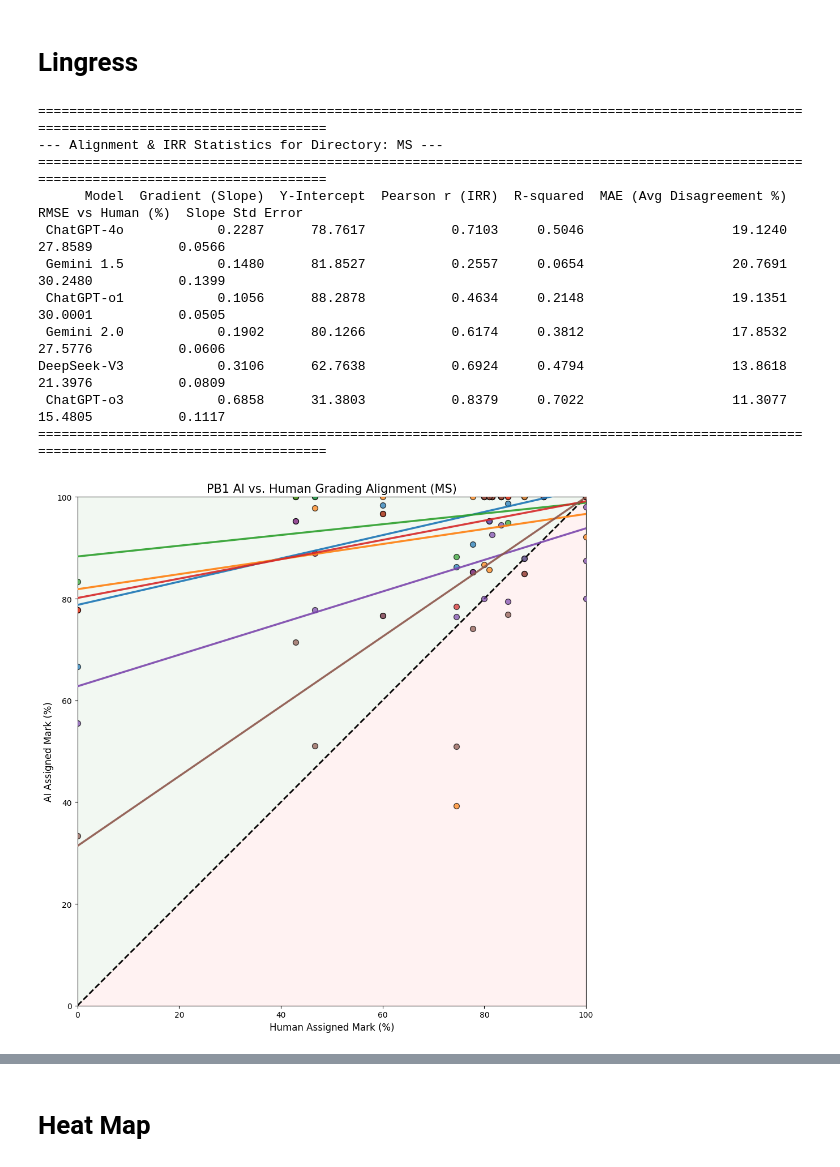
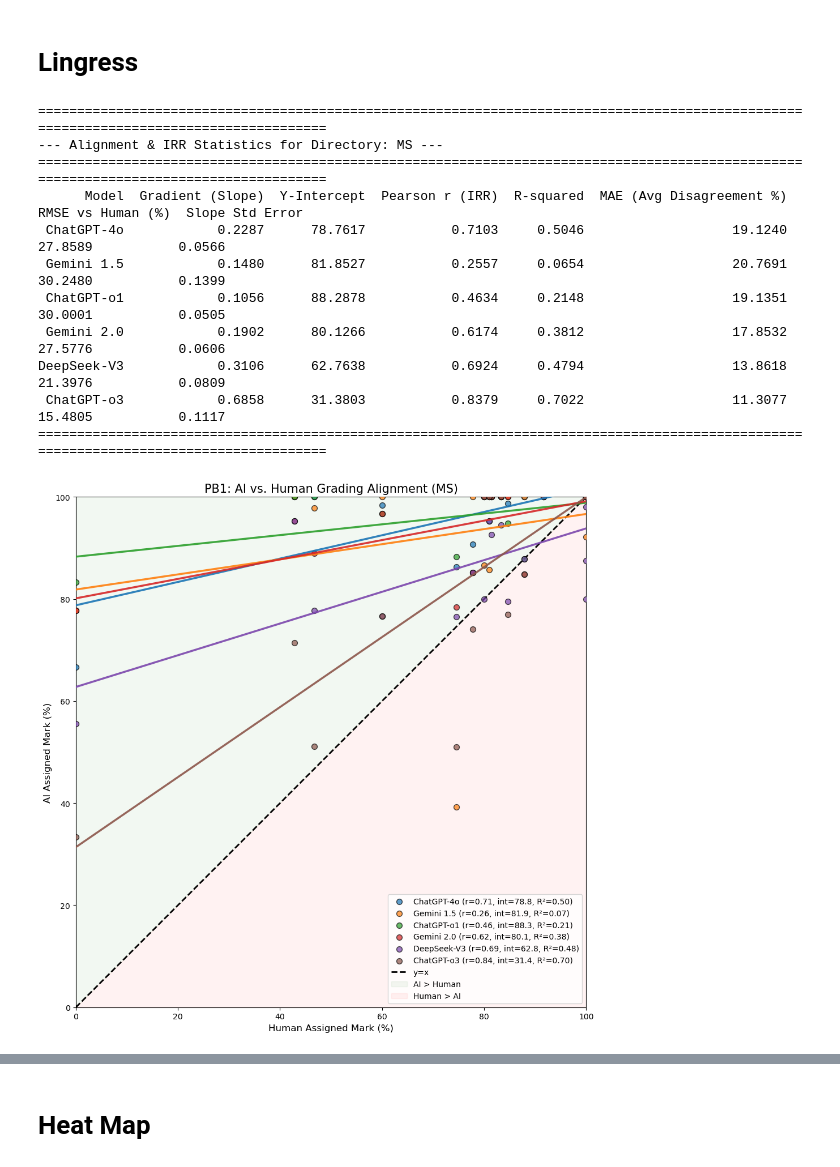
Before and after one commit to KonDoran/AI-in-Physics-in-Education, a Jupyter notebook: plotting/PB1P2.ipynb, the cells around one changed output, grey strips where cells are left out. Drawn from its saved outputs; the diff is of its cells as text; code cells hidden in the pictures.

```diff
--- a/plotting/PB1P2.ipynb
+++ b/plotting/PB1P2.ipynb
@@ -294,35 +294,35 @@ for current_dir in ['MS', 'WMS']:
     ax.set_ylabel('AI Assigned Mark (%)', fontsize=12)
     ax.set_title(f'PB1: AI vs. Human Grading Alignment ({current_dir})', fontsize=15)
 
     ax.fill_between([min_val, max_val], [min_val, max_val], max_val, color='green', alpha=0.05, label='AI > Human')
     ax.fill_between([min_val, max_val], min_val, [min_val, max_val], color='red', alpha=0.05, label='Human > AI')
 
     ax.set_aspect('equal', adjustable='box')
     ax.set_xlim(min_val, max_val)
     ax.set_ylim(min_val, max_val)
 
     # ax.legend(bbox_to_anchor=(1.05, 1), loc='upper left')
 
     # Save figure
     output_dir = '../Plots/AIM'
     os.makedirs(output_dir, exist_ok=True)
     plt.savefig(os.path.join(output_dir, f'AIM_{current_dir}_Lingress'), dpi=300, bbox_inches='tight')
-
+    plt.legend()
     plt.tight_layout()
     plt.show()
 # %% [output]
 =======================================================================================================================================
 --- Alignment & IRR Statistics for Directory: MS ---
 =======================================================================================================================================
       Model  Gradient (Slope)  Y-Intercept  Pearson r (IRR)  R-squared  MAE (Avg Disagreement %)  RMSE vs Human (%)  Slope Std Error
  ChatGPT-4o            0.2287      78.7617           0.7103     0.5046                   19.1240            27.8589           0.0566
  Gemini 1.5            0.1480      81.8527           0.2557     0.0654                   20.7691            30.2480           0.1399
  ChatGPT-o1            0.1056      88.2878           0.4634     0.2148                   19.1351            30.0001           0.0505
  Gemini 2.0            0.1902      80.1266           0.6174     0.3812                   17.8532            27.5776           0.0606
 DeepSeek-V3            0.3106      62.7638           0.6924     0.4794                   13.8618            21.3976           0.0809
  ChatGPT-o3            0.6858      31.3803           0.8379     0.7022                   11.3077            15.4805           0.1117
 =======================================================================================================================================
-[figure, old version]
+[figure, new version]
 =======================================================================================================================================
 --- Alignment & IRR Statistics for Directory: WMS ---
 =======================================================================================================================================
```
Also changed, not shown: parts of 6 cells of this notebook.
